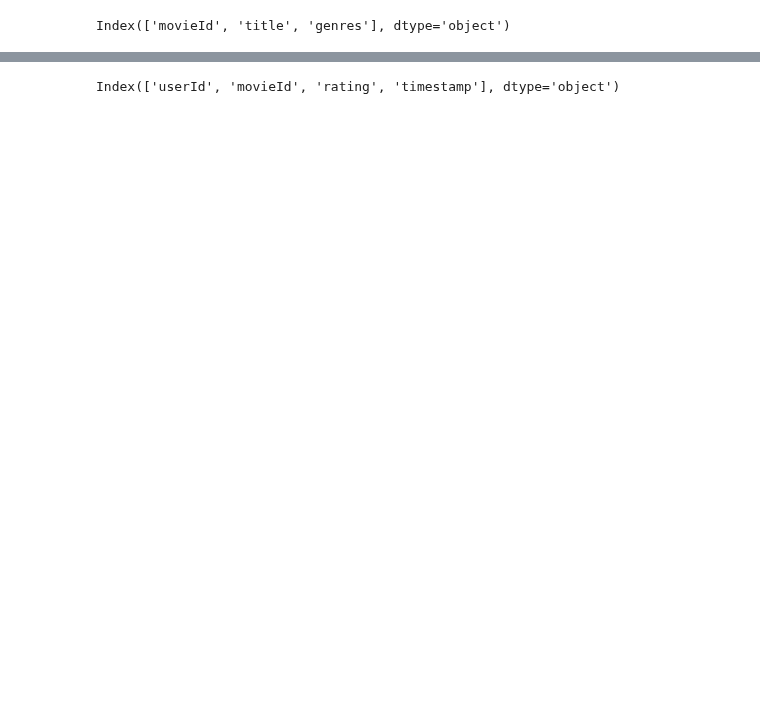
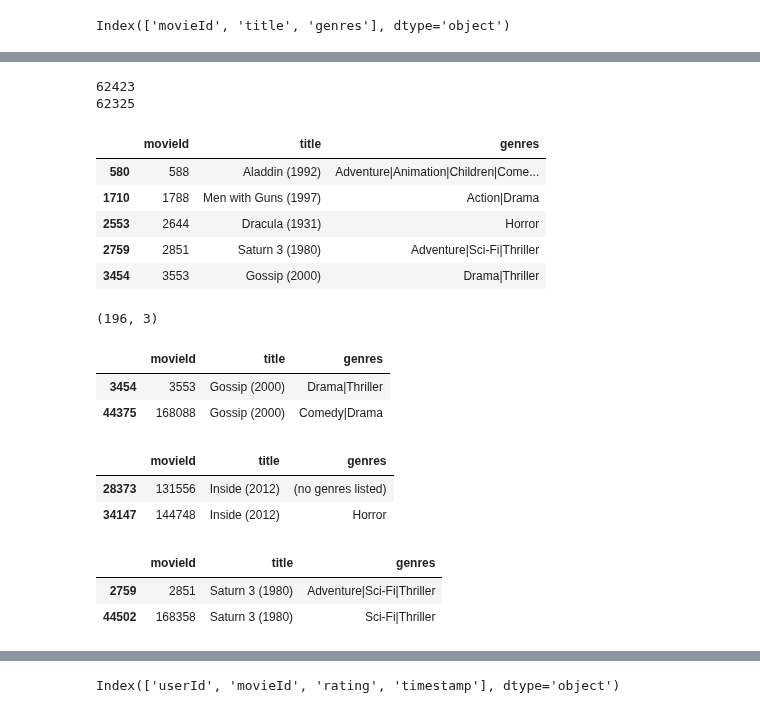
Before and after one commit to Vikas-KM/machine-learning, a Jupyter notebook: ML_Projects/Movie_Recommendation_using_Naive_Bayes_Algorithm.ipynb, the cells around one changed output, grey strips where cells are left out. Saved outputs shown, nothing was run; the diff lists cells and outputs as text; code cells hidden in the pictures; blank space fills up the shorter version.

```diff
--- a/ML_Projects/Movie_Recommendation_using_Naive_Bayes_Algorithm.ipynb
+++ b/ML_Projects/Movie_Recommendation_using_Naive_Bayes_Algorithm.ipynb
@@ -108,0 +139,39 @@ Index(['movieId', 'title', 'genres'], dtype='object')
+# %%
+print(len(df_movies['movieId'].unique()))
+print(len(df_movies['title'].unique()))
+# %% [output]
+62423
+62325
+# %%
+# list of movies which are duplicate
+df_movies_dup = df_movies[df_movies.duplicated(subset=['title'], keep=False)]
+df_movies_dup.head()
+# %% [output]
+|  | movieId | title | genres |
+| 580 | 588 | Aladdin (1992) | Adventure|Animation|Children|Come... |
+| 1710 | 1788 | Men with Guns (1997) | Action|Drama |
+| 2553 | 2644 | Dracula (1931) | Horror |
+| 2759 | 2851 | Saturn 3 (1980) | Adventure|Sci-Fi|Thriller |
+| 3454 | 3553 | Gossip (2000) | Drama|Thriller |
+# %%
+df_movies_dup.shape
+# %% [output]
+(196, 3)
+# %%
+df_movies_dup[df_movies_dup['title'] == 'Gossip (2000)']
+# %% [output]
+|  | movieId | title | genres |
+| 3454 | 3553 | Gossip (2000) | Drama|Thriller |
+| 44375 | 168088 | Gossip (2000) | Comedy|Drama |
+# %%
+df_movies_dup[df_movies_dup['title'] == 'Inside (2012)']
+# %% [output]
+|  | movieId | title | genres |
+| 28373 | 131556 | Inside (2012) | (no genres listed) |
+| 34147 | 144748 | Inside (2012) | Horror |
+# %%
+df_movies_dup[df_movies_dup['title'] == 'Saturn 3 (1980)']
+# %% [output]
+|  | movieId | title | genres |
+| 2759 | 2851 | Saturn 3 (1980) | Adventure|Sci-Fi|Thriller |
+| 44502 | 168358 | Saturn 3 (1980) | Sci-Fi|Thriller |
```
Also changed, not shown: parts of 16 cells of this notebook.
